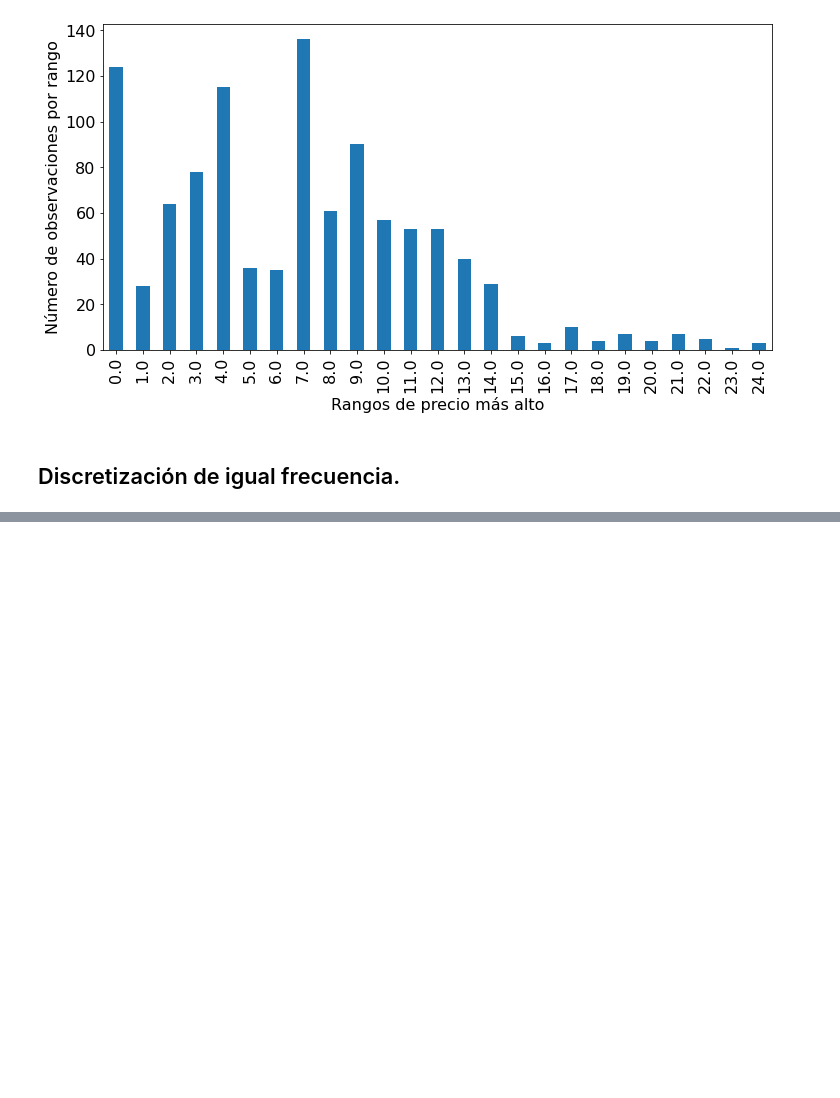
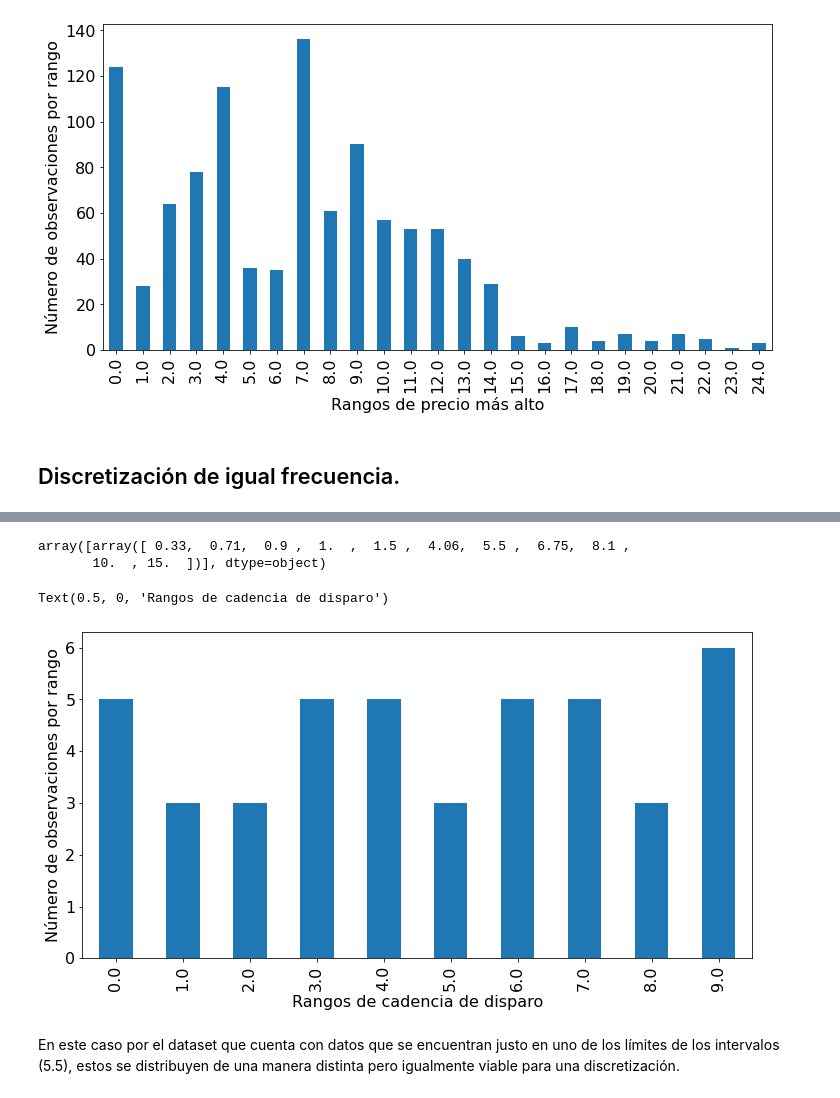
Before and after one commit to abadillagodinez/IA-TC2, a Jupyter notebook: TP-2/Temas_grupo_11.ipynb, the cells around one changed output, grey strips where cells are left out. Saved outputs shown, nothing was run; the diff lists cells and outputs as text; code cells hidden in the pictures; blank space fills up the shorter version.

```diff
--- a/TP-2/Temas_grupo_11.ipynb
+++ b/TP-2/Temas_grupo_11.ipynb
@@ -670,0 +906,15 @@ Text(0.5, 0, 'Rangos de precio más alto')
+# %%
+# se crea el discretizador con la funcion KBinsDiscretizer
+discSKL = KBinsDiscretizer(n_bins=10, encode='ordinal', strategy='quantile')
+
+# se ajusta el discretizador para la variable Fire Rate
+discSKL.fit(df[['Fire Rate']])
+
+# se transforman los datos con la columna original Fire Rate
+df_t_SKL = discSKL.transform(df[['Fire Rate']])
+
+# se convierte el dataframe desde el arreglo de numpy
+df_t_SKL = pd.DataFrame(df_t_SKL, columns = ['Fire Rate'])
+
+# se muestran los datos
+df_t_SKL.head(10)
@@ -670,0 +933,17 @@ Text(0.5, 0, 'Rangos de precio más alto')
+# %%
+# se muestran los extremos de los intervalos
+discSKL.bin_edges_
+# %% [output]
+array([array([ 0.33,  0.71,  0.9 ,  1.  ,  1.5 ,  4.06,  5.5 ,  6.75,  8.1 ,
+       10.  , 15.  ])], dtype=object)
+# %%
+# se visualizan los datos discretizados
+df_t_SKL.groupby('Fire Rate')['Fire Rate'].count().plot.bar(figsize = (12,6), fontsize = 16)
+plt.xticks(rotation = 90)
+plt.ylabel('Número de observaciones por rango', fontsize = 16)
+plt.xlabel('Rangos de cadencia de disparo', fontsize = 16)
+# %% [output]
+Text(0.5, 0, 'Rangos de cadencia de disparo')
+[figure, added]
+# %% [markdown]
+En este caso por el dataset que cuenta con datos que se encuentran justo en uno de los límites de los intervalos (5.5), estos se distribuyen de una manera distinta pero igualmente viable para una discretización.
```
Also changed, not shown: parts of 21 cells of this notebook.
